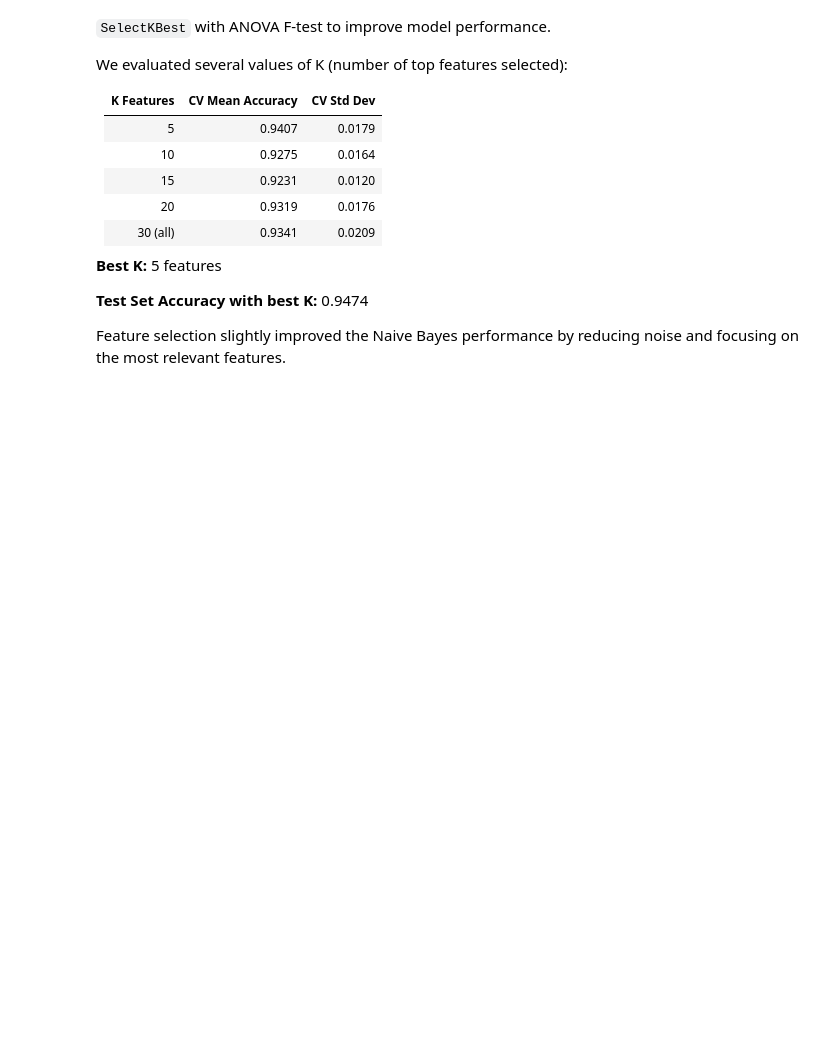
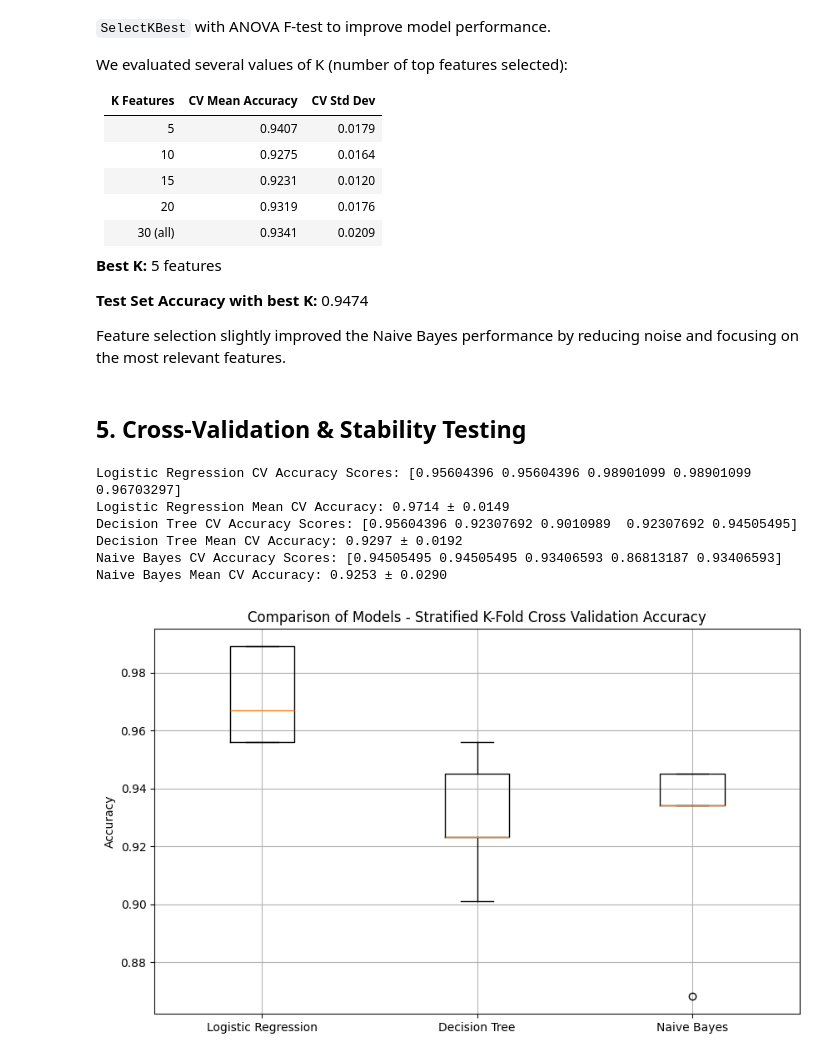
Before and after one commit to kameldeeb/Web-Data-Mining, a Jupyter notebook: Compare_Workbooks.ipynb, the cells around one changed output. Saved outputs shown, nothing was run; the diff lists cells and outputs as text; code cells hidden in the pictures; blank space fills up the shorter version.

```diff
--- a/Compare_Workbooks.ipynb
+++ b/Compare_Workbooks.ipynb
@@ -1162,3 +1162,44 @@ We evaluated several values of K (number of top features selected):
 **Test Set Accuracy with best K:** 0.9474
 
 Feature selection slightly improved the Naive Bayes performance by reducing noise and focusing on the most relevant features.
+# %% [markdown]
+## 5. Cross-Validation & Stability Testing
+# %%
+from sklearn.model_selection import StratifiedKFold, cross_val_score
+import matplotlib.pyplot as plt
+import pandas as pd
+import numpy as np
+
+models = {
+    "Logistic Regression": LogisticRegression(C=10, penalty='l2', solver='lbfgs', max_iter=500),
+    "Decision Tree": DecisionTreeClassifier(criterion='entropy', max_depth=5, min_samples_split=4, random_state=42),
+    "Naive Bayes": GaussianNB()
+}
+
+X = X_train_bc
+y = y_train_bc
+
+cv = StratifiedKFold(n_splits=5, shuffle=True, random_state=42)
+
+cv_results = {}
+
+for name, model in models.items():
+    scores = cross_val_score(model, X, y, cv=cv, scoring='accuracy', n_jobs=-1)
+    cv_results[name] = scores
+    print(f"{name} CV Accuracy Scores: {scores}")
+    print(f"{name} Mean CV Accuracy: {scores.mean():.4f} ± {scores.std():.4f}")
+
+plt.figure(figsize=(10,6))
+plt.boxplot(cv_results.values(), labels=cv_results.keys())
+plt.title("Comparison of Models - Stratified K-Fold Cross Validation Accuracy")
+plt.ylabel("Accuracy")
+plt.grid(True)
+plt.show()
+# %% [output]
+Logistic Regression CV Accuracy Scores: [0.95604396 0.95604396 0.98901099 0.98901099 0.96703297]
+Logistic Regression Mean CV Accuracy: 0.9714 ± 0.0149
+Decision Tree CV Accuracy Scores: [0.95604396 0.92307692 0.9010989  0.92307692 0.94505495]
+Decision Tree Mean CV Accuracy: 0.9297 ± 0.0192
+Naive Bayes CV Accuracy Scores: [0.94505495 0.94505495 0.93406593 0.86813187 0.93406593]
+Naive Bayes Mean CV Accuracy: 0.9253 ± 0.0290
+[figure, added]
```
Also changed, not shown: parts of 4 cells of this notebook.
